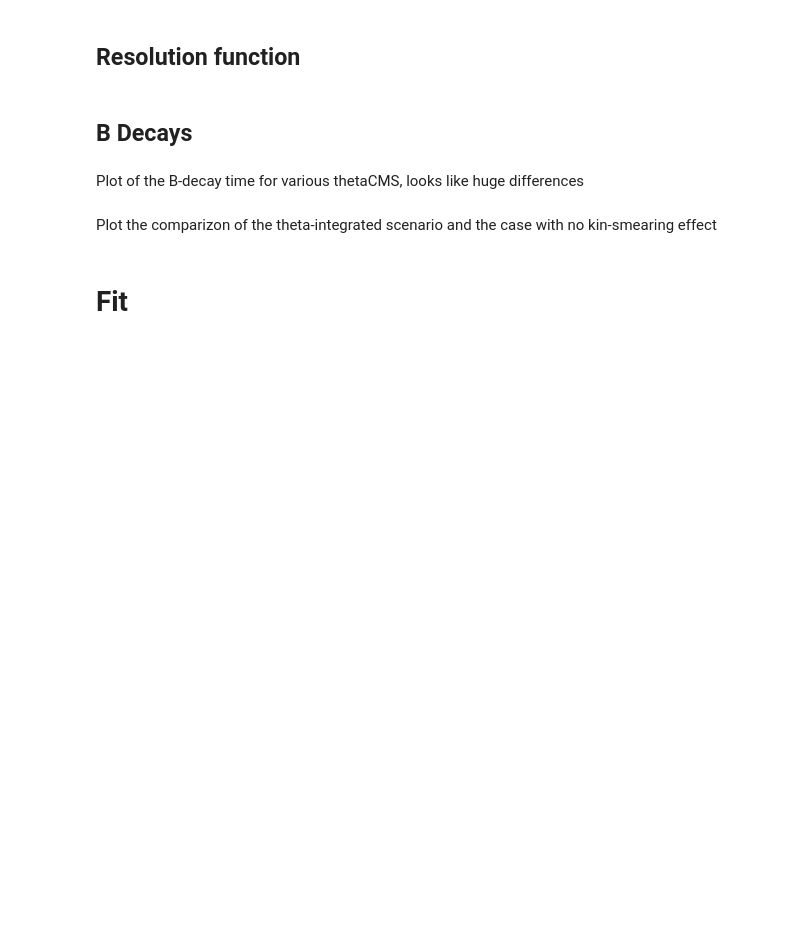
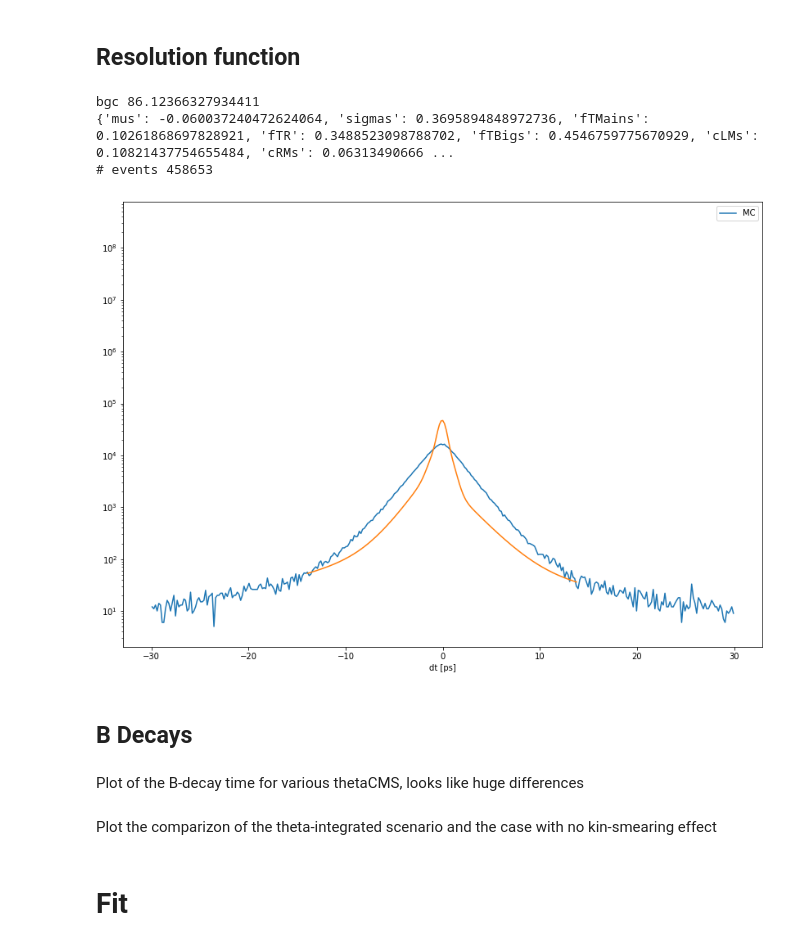
Before and after one commit to zleba/chebFitter, a Jupyter notebook: python/pdf_tau_BPtoPiD0toK3Pi.ipynb, the cells around one changed output. Drawn from its saved outputs; the diff is of its cells as text; code cells hidden in the pictures; blank space fills up the shorter version.

```diff
--- a/python/pdf_tau_BPtoPiD0toK3Pi.ipynb
+++ b/python/pdf_tau_BPtoPiD0toK3Pi.ipynb
@@ -77,36 +88,45 @@ pars0["bigSigmaFrac"] = 0
 
 
 xLim = 30
 x = np.linspace(-xLim, xLim, 350)
 
 #MC histogram
 hMC = np.histogram((vData), bins=x)
 xH = (hMC[1][1:] + hMC[1][:-1]) / 2
 xSize = (xH[1:] - xH[:-1]) / 2
 
 
 #scaling factor for multiplying the normalized function
 
-C = 2*xSize[0]*np.sum(hMC[0])
 
+print('# events', np.sum(hMC[0]))
 y1 = np.vectorize(lambda t : pdf.resFun(t, pars))(xH)
 #y = np.vectorize(lambda t : pdf.resFun(t, pars))(x)
 y0 = np.vectorize(lambda t : pdf.resFun(t, pars0))(xH)
 
 
+C1 = np.sum(hMC[0])/np.sum(yOrt)
+C2 = np.sum(hMC[0])/np.sum(ySm)
+
+
 
 plt.plot(xH, hMC[0], label="MC")
 #plt.plot(xH,C*y )
-plt.plot(xH, C*y1)
-plt.plot(xH, C*y0)
+plt.plot(xH, C2*y1)
+plt.plot(xH, C1*y0)
 
 plt.legend()
 plt.yscale("log")
 plt.xlabel("dt [ps]")
 
 
 dirName = "/nfs/dust/belle2/user/kapitanl/Analysis/Thesis/Hist/"
 plt.savefig(dirName+"BPtoPiD0toK3Pi_pdfTest.png", bbox_inches='tight')
+# %% [output]
+bgc 86.12366327934411
+{'mus': -0.060037240472624064, 'sigmas': 0.3695894848972736, 'fTMains': 0.10261868697828921, 'fTR': 0.3488523098788702, 'fTBigs': 0.4546759775670929, 'cLMs': 0.10821437754655484, 'cRMs': 0.06313490666 ...
+# events 458653
+[figure, added]
 # %% [markdown]
 ## B Decays
 # %% [markdown]
```
Also changed, not shown: parts of 4 cells of this notebook, 34 other files.
